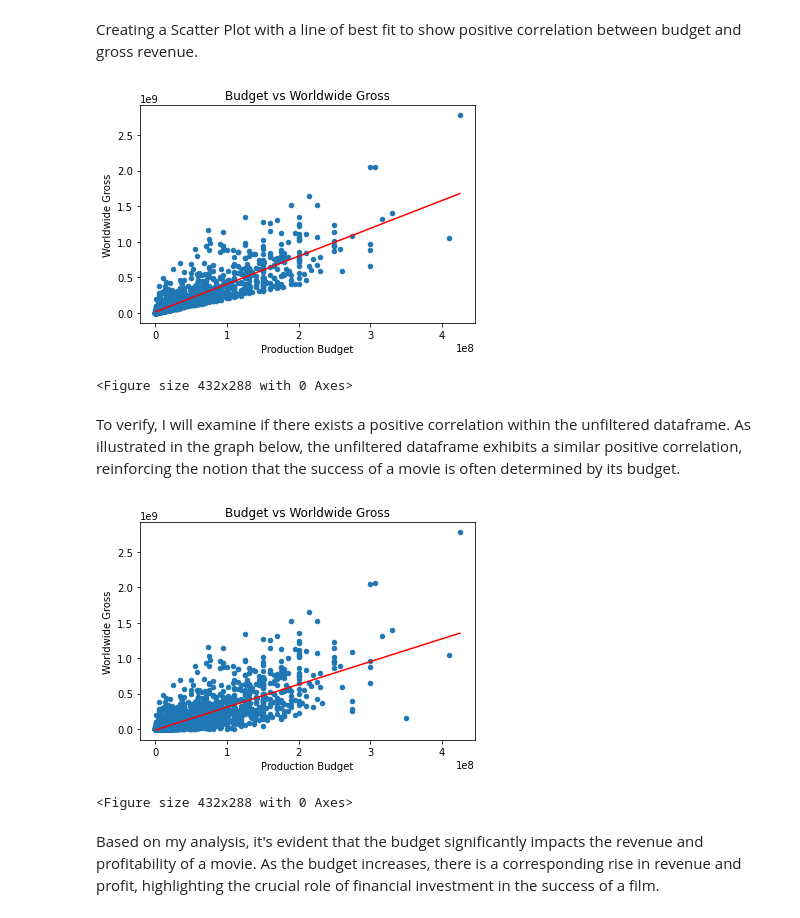
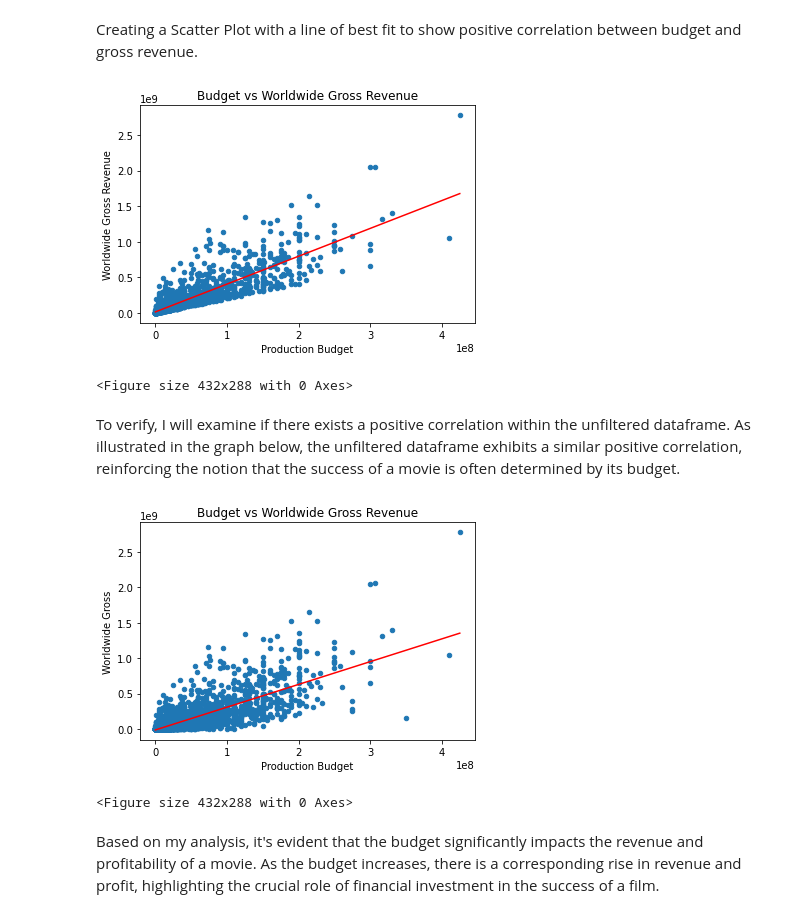
Before and after one commit to aramirezfr/FilmStudioDataAnalysis, a Jupyter notebook: Film Studio Data Analysis.ipynb, the cells around one changed output. Cells and saved outputs as stored; diff of their text form; code cells hidden in the pictures.

```diff
--- a/Film Studio Data Analysis.ipynb
+++ b/Film Studio Data Analysis.ipynb
@@ -964,48 +973,48 @@ Creating a Scatter Plot with a line of best fit to show positive correlation bet
 # %%
 #filtered_thenumbers dataframe contains 1,843 rows of data.
 #create a scatter plot using pandas
 filtered_thenumbers.plot(kind='scatter', x='production_budget', y='worldwide_gross')
 
 #fit and plot the line of best fit
 fit = np.polyfit(filtered_thenumbers['production_budget'], filtered_thenumbers['worldwide_gross'], 1)
 plt.plot(filtered_thenumbers['production_budget'], fit[0] * filtered_thenumbers['production_budget'] + fit[1], color='red')
 
 #set labels and title
 plt.xlabel('Production Budget')
-plt.ylabel('Worldwide Gross')
-plt.title('Budget vs Worldwide Gross')
+plt.ylabel('Worldwide Gross Revenue')
+plt.title('Budget vs Worldwide Gross Revenue')
 
 #show the plot
 plt.show()
 
 #save plot
 plt.savefig("./Graphs/linefit_gross.png", dpi=150)
 # %% [output]
-[figure, old version]
+[figure, new version]
 <Figure size 432x288 with 0 Axes>
 # %% [markdown]
 To verify, I will examine if there exists a positive correlation within the unfiltered dataframe. As illustrated in the graph below, the unfiltered dataframe exhibits a similar positive correlation, reinforcing the notion that the success of a movie is often determined by its budget.
 # %%
 #thenumbers dataframe contains 3,839 rows of data.
-# Create a scatter plot using pandas
+#create a scatter plot using pandas
 thenumbers.plot(kind='scatter', x='production_budget', y='worldwide_gross')
 
-# Fit and plot the line of best fit
+#fit and plot the line of best fit
 fit = np.polyfit(thenumbers['production_budget'], thenumbers['worldwide_gross'], 1)
 plt.plot(thenumbers['production_budget'], fit[0] * thenumbers['production_budget'] + fit[1], color='red')
 
-# Set labels and title
+#set labels and title
 plt.xlabel('Production Budget')
 plt.ylabel('Worldwide Gross')
-plt.title('Budget vs Worldwide Gross')
+plt.title('Budget vs Worldwide Gross Revenue')
 
-# Show the plot
-plt.show()
+#show the plot
+plt.show();
 
-#Save plot
+#save plot
 plt.savefig("./Graphs/linefit_gross2.png", dpi=150)
 # %% [output]
-[figure, old version]
+[figure, new version]
 <Figure size 432x288 with 0 Axes>
 # %% [markdown]
 Based on my analysis, it's evident that the budget significantly impacts the revenue and profitability of a movie. As the budget increases, there is a corresponding rise in revenue and profit, highlighting the crucial role of financial investment in the success of a film.
```
Also changed, not shown: parts of 12 cells of this notebook, 1 other file.
